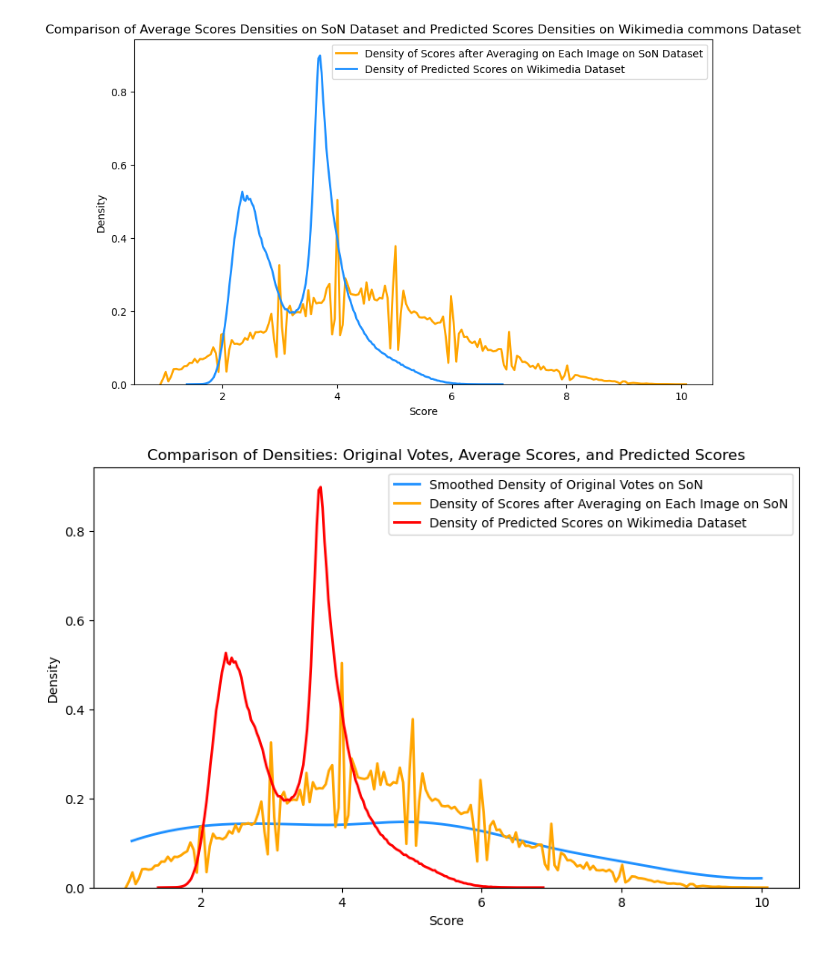
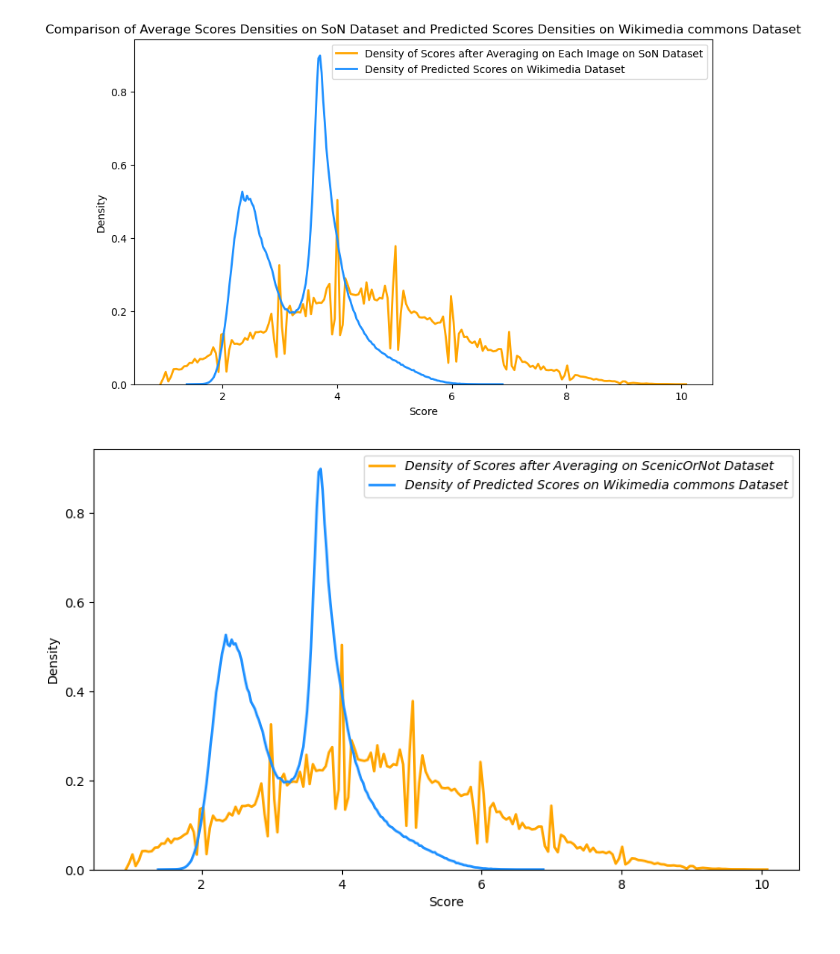
Before and after one commit to COrtsJosep/landscape-aesthetics, a Jupyter notebook: src/data/compare_image_of_predicted_before.ipynb, the cells around one changed output. Drawn from its saved outputs; the diff is of its cells as text; code cells hidden in the pictures.

```diff
--- a/src/data/compare_image_of_predicted_before.ipynb
+++ b/src/data/compare_image_of_predicted_before.ipynb
@@ -113,65 +113,54 @@ plt.show()
 import pandas as pd
 import matplotlib.pyplot as plt
 import seaborn as sns
-import numpy as np
-from scipy.interpolate import make_interp_spline
-from collections import Counter
+from pathlib import Path
+import glob
 
 # File paths
 file_path_1 = '/home/ubuntu/landscape-aesthetics/data/external/scenicornot/votes.tsv'
 directory_path = Path('/home/ubuntu/landscape-aesthetics/data/processed/landscape_score')
 
 # Read and process vote data
 df_votes = pd.read_csv(file_path_1, sep='\t')
 df_votes['Votes'] = df_votes['Votes'].str.split(',')
 df_votes = df_votes.explode('Votes')
 df_votes['Votes'] = df_votes['Votes'].astype(int)
 average_data = df_votes['Average']
 
-# Flatten votes into a single list and count the frequency of each integer score
+# Flatten votes into a single list for density calculation
 votes_flattened = df_votes['Votes'].tolist()
-vote_counts = Counter(votes_flattened)
-
-# Extract integer scores and their frequencies
-scores = np.array(list(vote_counts.keys()))
-frequencies = np.array(list(vote_counts.values()))
-densities = frequencies / np.sum(frequencies)  # Normalize to get density
-
-# Sort scores and densities to ensure a strictly increasing sequence
-sorted_indices = np.argsort(scores)
-scores = scores[sorted_indices]
-densities = densities[sorted_indices]
-
-# Use interpolation to create a smooth curve
-x_new = np.linspace(min(scores), max(scores), 300)  # Generate more x values for a smooth curve
-spl = make_interp_spline(scores, densities, k=3)  # k=3 for cubic spline interpolation
-y_smooth = spl(x_new)
 
 # Read and process predicted score data
-scores_list = []
+scores = []
 for file in glob.glob(str(directory_path / "*.csv")):
     df = pd.read_csv(file)
     if 'predicted_score' in df.columns:
-        scores_list.extend(df['predicted_score'].dropna().tolist())
-scores_df = pd.DataFrame(scores_list, columns=['predicted_score'])
+        scores.extend(df['predicted_score'].dropna().tolist())
+scores_df = pd.DataFrame(scores, columns=['predicted_score'])
 
 # Start drawing the density chart
 plt.figure(figsize=(10, 6))
 
-# Plot the smoothed density of original votes as a curve
-plt.plot(x_new, y_smooth, color="#1E90FF", label="Smoothed Density of Original Votes on SoN", linewidth=2)
+# Plot density of average scores
+sns.kdeplot(average_data, color="orange",
+            label="Density of Scores after Averaging on ScenicOrNot Dataset",
+            bw_adjust=0.3, linewidth=2)
 
-# Plot density of average scores using KDE
-sns.kdeplot(average_data, color="orange", label="Density of Scores after Averaging on Each Image on SoN", bw_adjust=0.3, linewidth=2)
-
-# Plot density of predicted scores using KDE
-sns.kdeplot(scores_df['predicted_score'], color="red", label="Density of Predicted Scores on Wikimedia Dataset", bw_adjust=0.1, linewidth=2)
+# Plot density of predicted scores
+sns.kdeplot(scores_df['predicted_score'], color="#1E90FF",
+            label="Density of Predicted Scores on Wikimedia commons Dataset",
+            bw_adjust=0.1, linewidth=2)
 
 # Chart settings
 plt.xlabel('Score')
 plt.ylabel('Density')
-plt.title('Comparison of Densities: Original Votes, Average Scores, and Predicted Scores')
-plt.legend(loc='upper right')
+#plt.title('Comparison of Average Scores Densities on SoN Dataset and Predicted Scores Densities on Wikimedia commons Dataset')
+
+# Customize legend font to use italics
+legend = plt.legend(loc='upper right')
+for text in legend.get_texts():
+    text.set_fontstyle('italic')
+
 plt.show()
 # %% [output]
-[figure, old version]
+[figure, new version]
```
Also changed, not shown: parts of 1 cell of this notebook, 8 other files.
